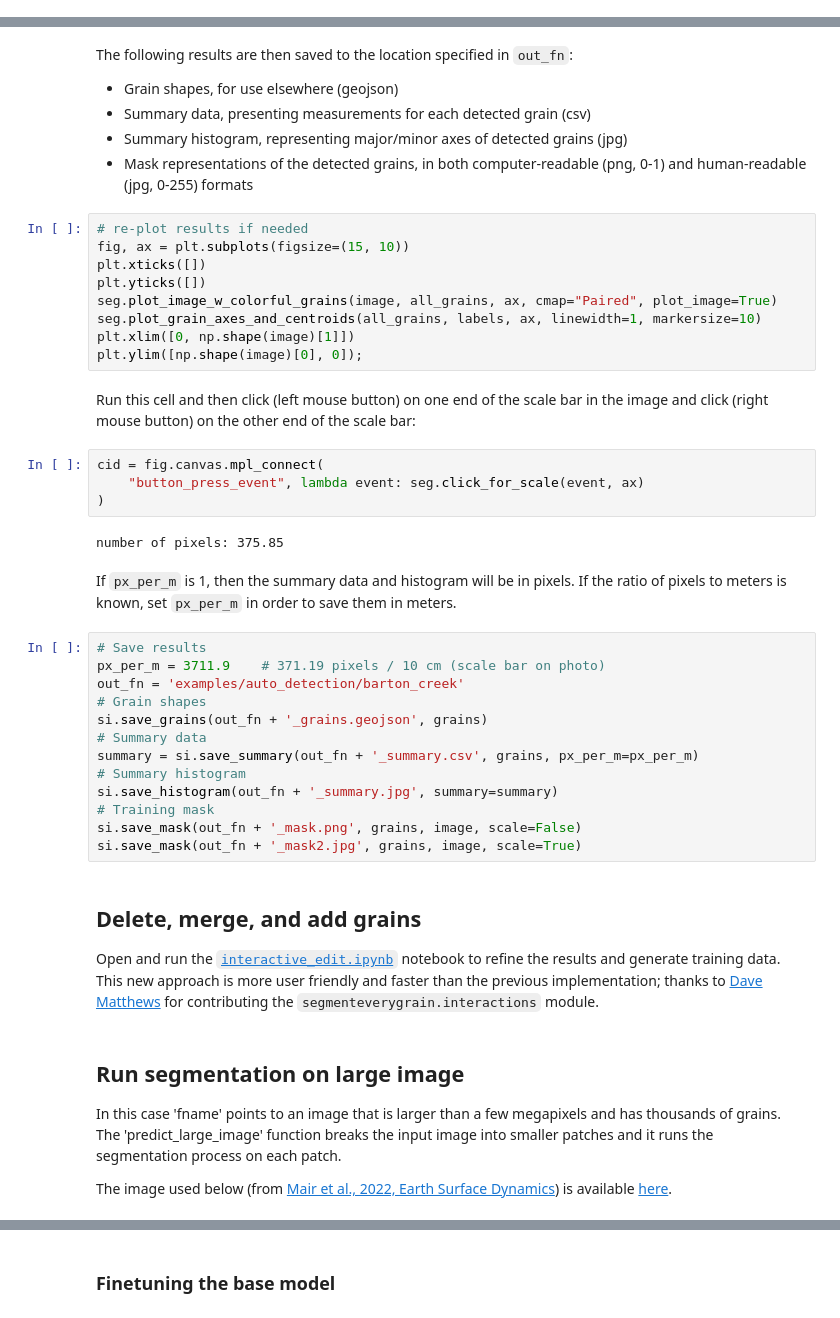
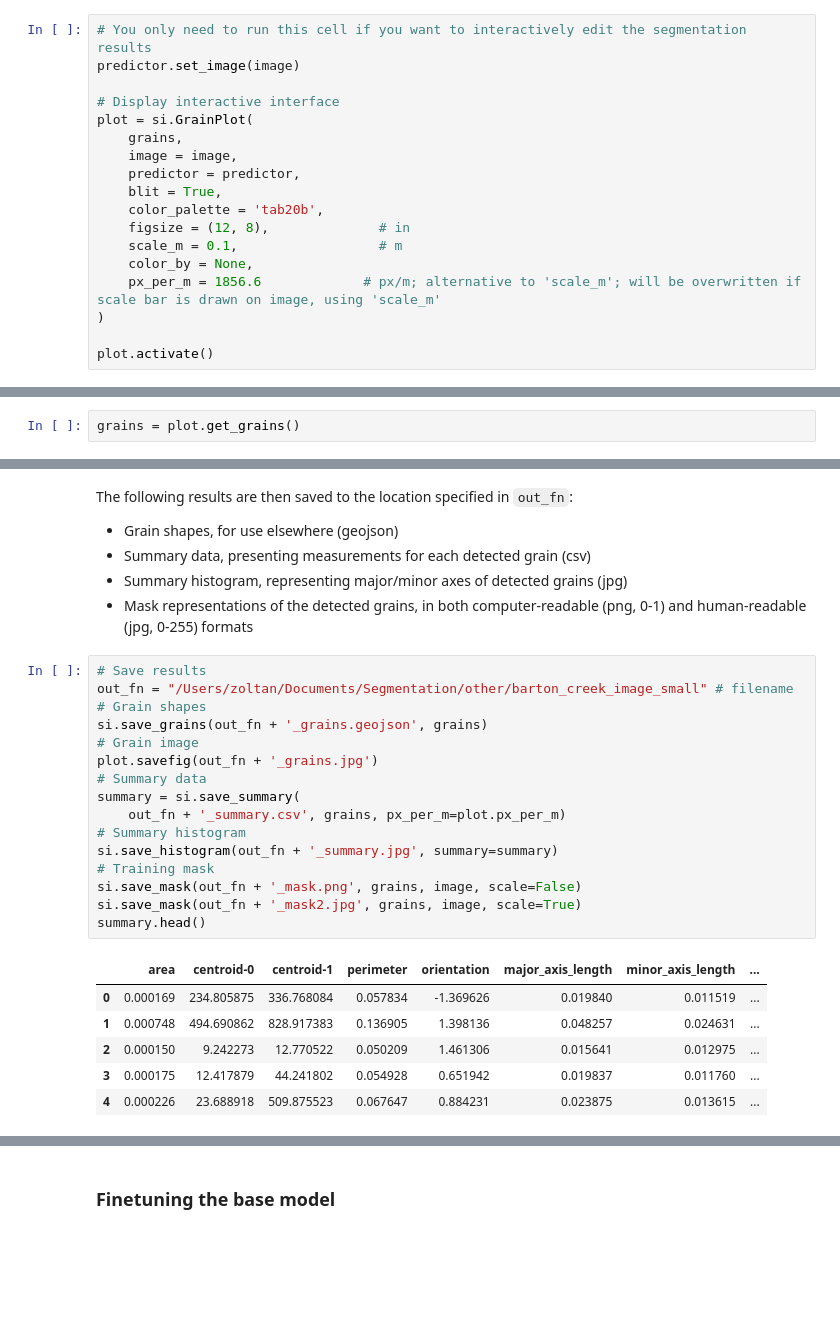
Before and after one commit to zsylvester/segmenteverygrain, a Jupyter notebook: Segment_every_grain.ipynb, the cells around one changed output, grey strips where cells are left out. Saved outputs shown, nothing was run; the diff lists cells and outputs as text; blank space fills up the shorter version.

Commit message:
update example notebook - make interactive editing part of the workflow; rely only on predict_large_image

```diff
--- a/Segment_every_grain.ipynb
+++ b/Segment_every_grain.ipynb
@@ -93,0 +125,18 @@ for g in tqdm(grains, desc='Measuring detected grains'):
+# %%
+# You only need to run this cell if you want to interactively edit the segmentation results
+predictor.set_image(image)
+
+# Display interactive interface
+plot = si.GrainPlot(
+    grains,
+    image = image,
+    predictor = predictor,
+    blit = True,
+    color_palette = 'tab20b',
+    figsize = (12, 8),              # in
+    scale_m = 0.1,                  # m
+    color_by = None,
+    px_per_m = 1856.6             # px/m; alternative to 'scale_m'; will be overwritten if scale bar is drawn on image, using 'scale_m'
+)
+
+plot.activate()
@@ -93,0 +145,2 @@ for g in tqdm(grains, desc='Measuring detected grains'):
+# %%
+grains = plot.get_grains()
@@ -97,45 +168,26 @@ The following results are then saved to the location specified in `out_fn`:
 - Summary data, presenting measurements for each detected grain (csv)
 - Summary histogram, representing major/minor axes of detected grains (jpg)
 - Mask representations of the detected grains, in both computer-readable (png, 0-1) and human-readable (jpg, 0-255) formats
-# %%
-# re-plot results if needed
-fig, ax = plt.subplots(figsize=(15, 10))
-plt.xticks([])
-plt.yticks([])
-seg.plot_image_w_colorful_grains(image, all_grains, ax, cmap="Paired", plot_image=True)
-seg.plot_grain_axes_and_centroids(all_grains, labels, ax, linewidth=1, markersize=10)
-plt.xlim([0, np.shape(image)[1]])
-plt.ylim([np.shape(image)[0], 0]);
-# %% [markdown]
-Run this cell and then click (left mouse button) on one end of the scale bar in the image and click (right mouse button) on the other end of the scale bar:
-# %%
-cid = fig.canvas.mpl_connect(
-    "button_press_event", lambda event: seg.click_for_scale(event, ax)
-)
-# %% [output]
-number of pixels: 375.85
-# %% [markdown]
-If `px_per_m` is 1, then the summary data and histogram will be in pixels. If the ratio of pixels to meters is known, set `px_per_m` in order to save them in meters.
 # %%
 # Save results
-px_per_m = 3711.9    # 371.19 pixels / 10 cm (scale bar on photo)
-out_fn = 'examples/auto_detection/barton_creek'
+out_fn = "/Users/zoltan/Documents/Segmentation/other/barton_creek_image_small" # filename
 # Grain shapes
 si.save_grains(out_fn + '_grains.geojson', grains)
+# Grain image
+plot.savefig(out_fn + '_grains.jpg')
 # Summary data
-summary = si.save_summary(out_fn + '_summary.csv', grains, px_per_m=px_per_m)
+summary = si.save_summary(
+    out_fn + '_summary.csv', grains, px_per_m=plot.px_per_m)
 # Summary histogram
 si.save_histogram(out_fn + '_summary.jpg', summary=summary)
 # Training mask
 si.save_mask(out_fn + '_mask.png', grains, image, scale=False)
 si.save_mask(out_fn + '_mask2.jpg', grains, image, scale=True)
+summary.head()
+# %% [output]
+|  | area | centroid-0 | centroid-1 | perimeter | orientation | major_axis_length | minor_axis_length | ... |
+| 0 | 0.000169 | 234.805875 | 336.768084 | 0.057834 | -1.369626 | 0.019840 | 0.011519 | ... |
+| 1 | 0.000748 | 494.690862 | 828.917383 | 0.136905 | 1.398136 | 0.048257 | 0.024631 | ... |
+| 2 | 0.000150 | 9.242273 | 12.770522 | 0.050209 | 1.461306 | 0.015641 | 0.012975 | ... |
+| 3 | 0.000175 | 12.417879 | 44.241802 | 0.054928 | 0.651942 | 0.019837 | 0.011760 | ... |
+| 4 | 0.000226 | 23.688918 | 509.875523 | 0.067647 | 0.884231 | 0.023875 | 0.013615 | ... |
-# %% [markdown]
-## Delete, merge, and add grains
-
-Open and run the [`interactive_edit.ipynb`]('intercative_edit.ipynb') notebook to refine the results and generate training data. This new approach is more user friendly and faster than the previous implementation; thanks to [Dave Matthews](https://github.com/dirtbirb) for contributing the `segmenteverygrain.interactions` module.
-# %% [markdown]
-## Run segmentation on large image
-In this case 'fname' points to an image that is larger than a few megapixels and has thousands of grains.
-The 'predict_large_image' function breaks the input image into smaller patches and it runs the segmentation process on each patch.
-
-The image used below (from [Mair et al., 2022, Earth Surface Dynamics](https://esurf.copernicus.org/articles/10/953/2022/)) is available [here](https://github.com/zsylvester/segmenteverygrain/blob/main/examples/mair_et_al_L2_DJI_0382/mair_et_al_L2_DJI_0382_image.jpg).
```
Also changed, not shown: parts of 21 cells of this notebook.
